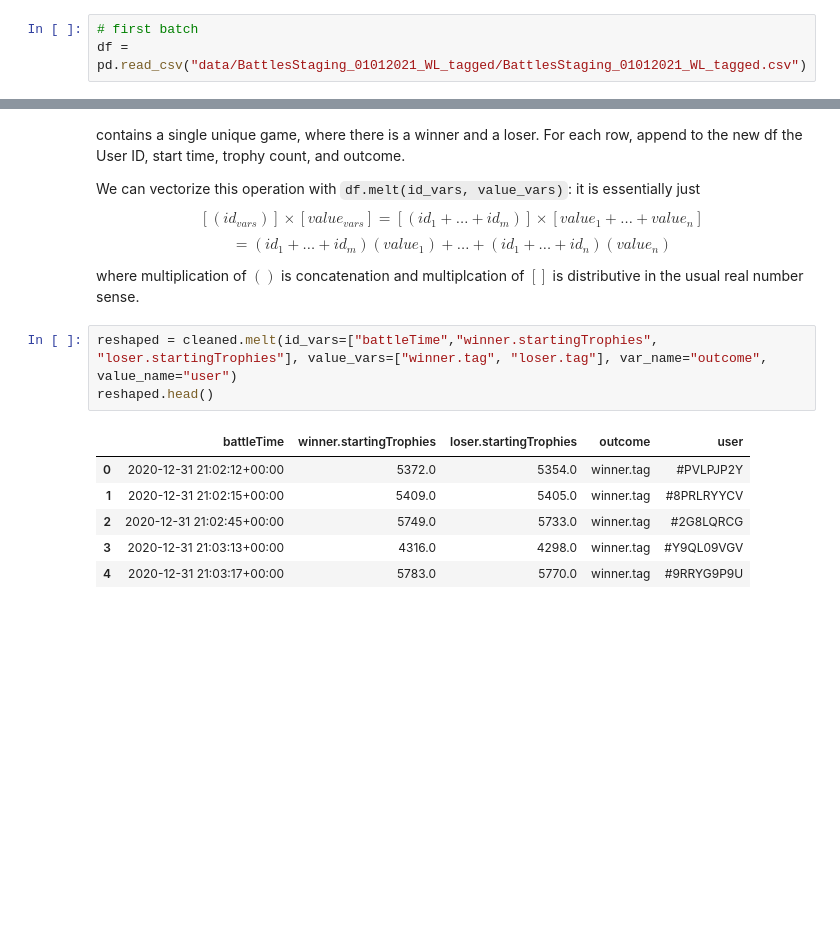
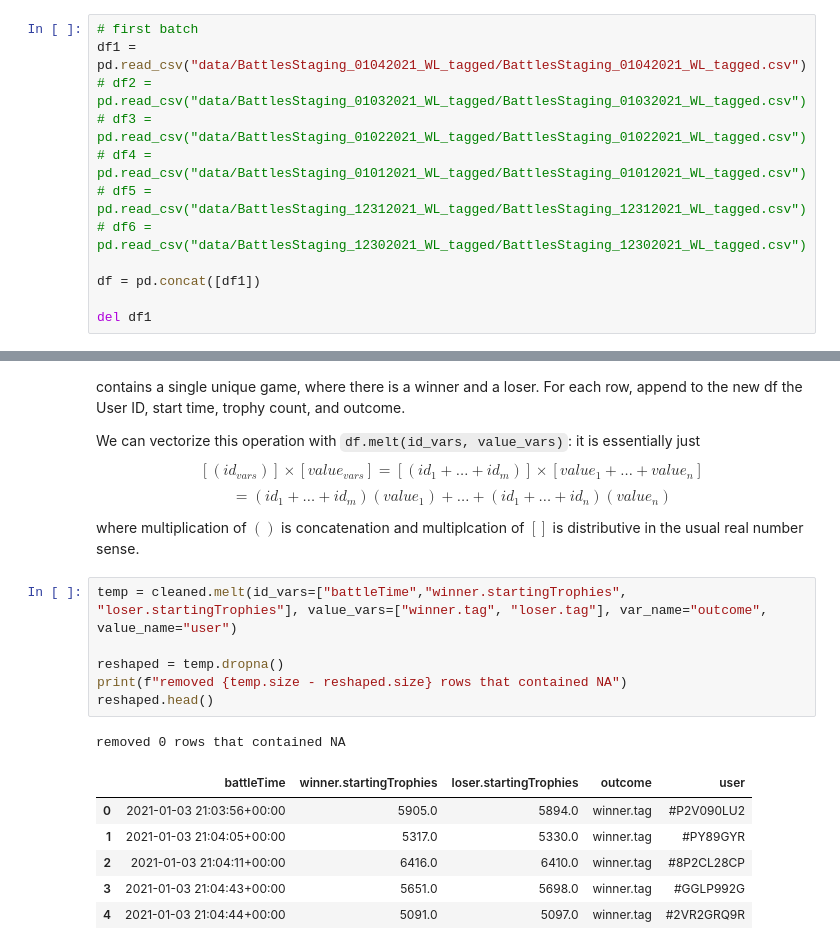
Before and after one commit to shrEkt101/STA258_ClashRoyale, a Jupyter notebook: STA258GP.ipynb, the cells around one changed output, grey strips where cells are left out. Drawn from its saved outputs; the diff is of its cells as text; blank space fills up the shorter version.

```diff
--- a/STA258GP.ipynb
+++ b/STA258GP.ipynb
@@ -16,7 +17,16 @@ Extracting files...
 3. Clear up null values or replace them with reasonable values
 # %%
 # first batch
-df = pd.read_csv("data/BattlesStaging_01012021_WL_tagged/BattlesStaging_01012021_WL_tagged.csv")
+df1 = pd.read_csv("data/BattlesStaging_01042021_WL_tagged/BattlesStaging_01042021_WL_tagged.csv")
+# df2 = pd.read_csv("data/BattlesStaging_01032021_WL_tagged/BattlesStaging_01032021_WL_tagged.csv")
+# df3 = pd.read_csv("data/BattlesStaging_01022021_WL_tagged/BattlesStaging_01022021_WL_tagged.csv")
+# df4 = pd.read_csv("data/BattlesStaging_01012021_WL_tagged/BattlesStaging_01012021_WL_tagged.csv")
+# df5 = pd.read_csv("data/BattlesStaging_12312021_WL_tagged/BattlesStaging_12312021_WL_tagged.csv")
+# df6 = pd.read_csv("data/BattlesStaging_12302021_WL_tagged/BattlesStaging_12302021_WL_tagged.csv")
+
+df = pd.concat([df1])
+
+del df1
 # %%
 df.head()
 # %% [output]
@@ -90,15 +98,19 @@ $$=(id_1+\dots+id_m)(value_1)+\dots+(id_1+\dots+id_n)(value_n)$$
 
 where multiplication of $()$ is concatenation and multiplcation of $[]$ is distributive in the usual real number sense.
 # %%
-reshaped = cleaned.melt(id_vars=["battleTime","winner.startingTrophies", "loser.startingTrophies"], value_vars=["winner.tag", "loser.tag"], var_name="outcome", value_name="user")
+temp = cleaned.melt(id_vars=["battleTime","winner.startingTrophies", "loser.startingTrophies"], value_vars=["winner.tag", "loser.tag"], var_name="outcome", value_name="user")
+
+reshaped = temp.dropna()
+print(f"removed {temp.size - reshaped.size} rows that contained NA")
 reshaped.head()
 # %% [output]
+removed 0 rows that contained NA
 |  | battleTime | winner.startingTrophies | loser.startingTrophies | outcome | user |
-| 0 | 2020-12-31 21:02:12+00:00 | 5372.0 | 5354.0 | winner.tag | #PVLPJP2Y |
-| 1 | 2020-12-31 21:02:15+00:00 | 5409.0 | 5405.0 | winner.tag | #8PRLRYYCV |
-| 2 | 2020-12-31 21:02:45+00:00 | 5749.0 | 5733.0 | winner.tag | #2G8LQRCG |
-| 3 | 2020-12-31 21:03:13+00:00 | 4316.0 | 4298.0 | winner.tag | #Y9QL09VGV |
-| 4 | 2020-12-31 21:03:17+00:00 | 5783.0 | 5770.0 | winner.tag | #9RRYG9P9U |
+| 0 | 2021-01-03 21:03:56+00:00 | 5905.0 | 5894.0 | winner.tag | #P2V090LU2 |
+| 1 | 2021-01-03 21:04:05+00:00 | 5317.0 | 5330.0 | winner.tag | #PY89GYR |
+| 2 | 2021-01-03 21:04:11+00:00 | 6416.0 | 6410.0 | winner.tag | #8P2CL28CP |
+| 3 | 2021-01-03 21:04:43+00:00 | 5651.0 | 5698.0 | winner.tag | #GGLP992G |
+| 4 | 2021-01-03 21:04:44+00:00 | 5091.0 | 5097.0 | winner.tag | #2VR2GRQ9R |
 # %%
 def trophies(row):
     if row["outcome"] == "winner.tag":
```
Also changed, not shown: parts of 15 cells of this notebook, 1 other file.
